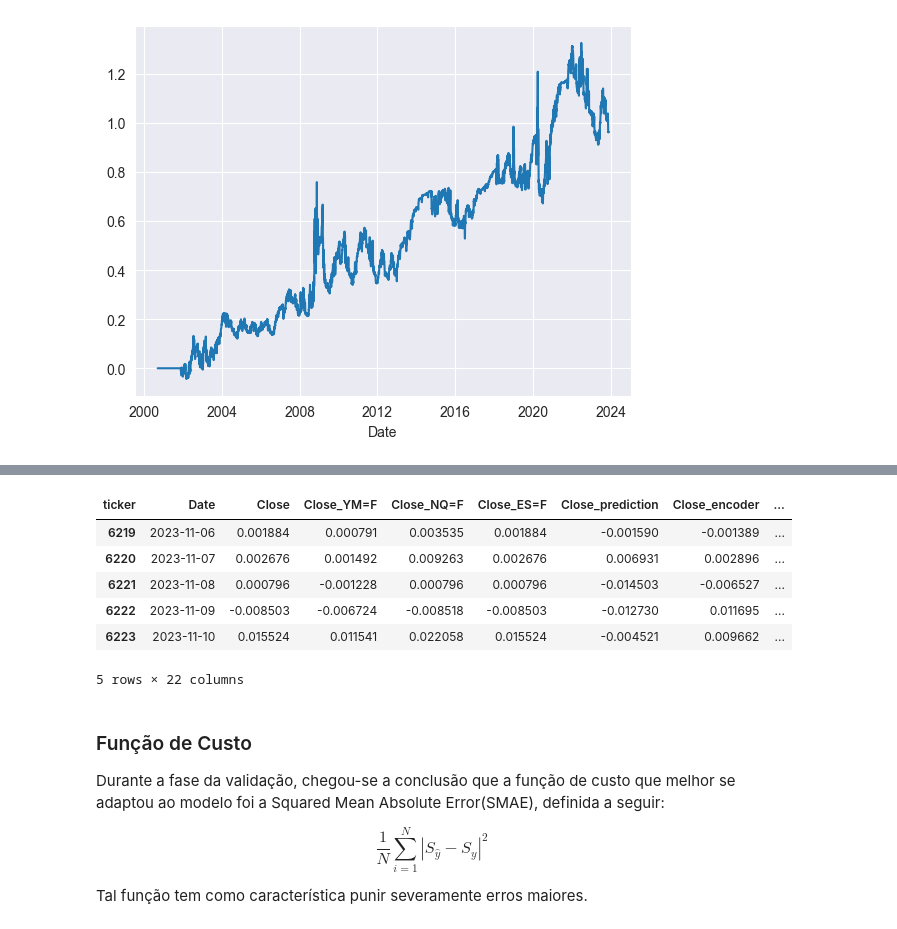
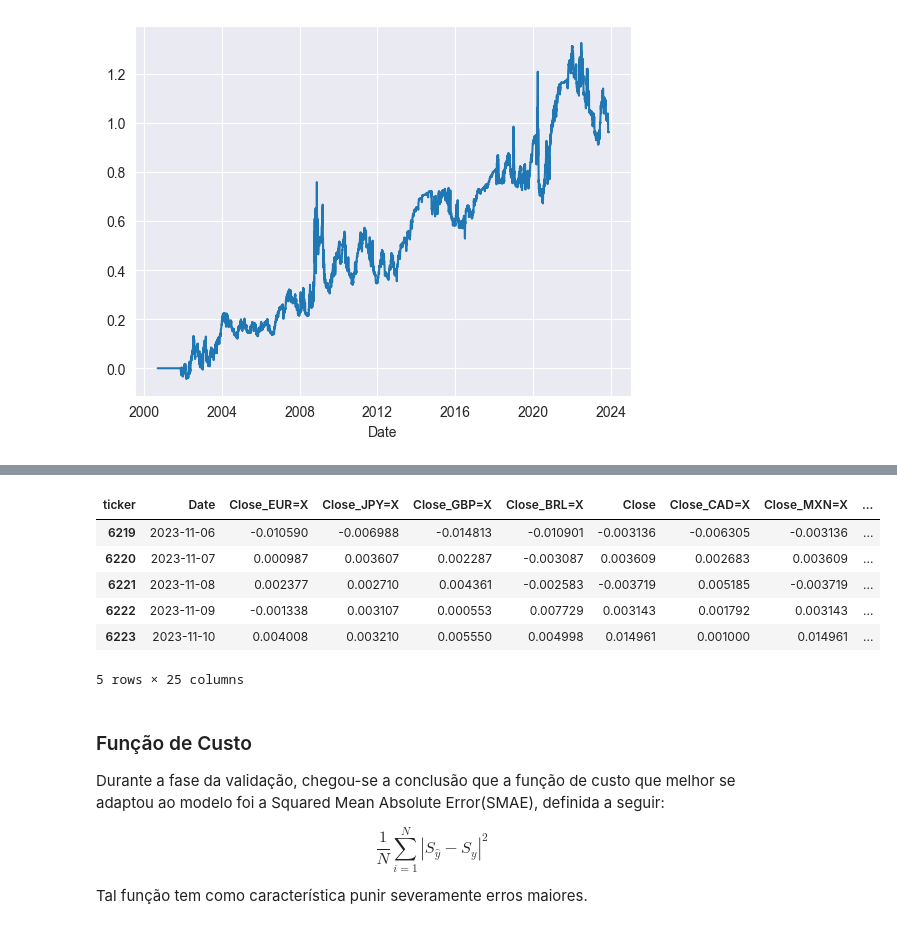
Before and after one commit to Lamino1788/TCC_TFT, a Jupyter notebook: Backtesting/Notebooks/Apresentação Prática.ipynb, the cells around one changed output, grey strips where cells are left out. Saved outputs shown, nothing was run; the diff lists cells and outputs as text; code cells hidden in the pictures.

```diff
--- a/Backtesting/Notebooks/Apresentação Prática.ipynb
+++ b/Backtesting/Notebooks/Apresentação Prática.ipynb
@@ -203,15 +203,20 @@ A etapa de Feature Engineering consiste na incorporação de atributos relaciona
 # %%
 importlib.reload(Preprocessing)
-data, unknown_reals = Preprocessing.make_Complete_Data(df_close[ASSET_SECTOR["Equities"]], "ES=F", ["YM=F","NQ=F"])
+data, unknown_reals = Preprocessing.make_Complete_Data(df_close[ASSET_SECTOR["Currencies"]], "MXN=X",
+            ["EUR=X",
+            "JPY=X",
+            "GBP=X",
+            "BRL=X",
+            "CAD=X"])
 data.tail()
 # %% [output]
-| ticker | Date | Close | Close_YM=F | Close_NQ=F | Close_ES=F | Close_prediction | Close_encoder | ... |
-| 6219 | 2023-11-06 | 0.001884 | 0.000791 | 0.003535 | 0.001884 | -0.001590 | -0.001389 | ... |
-| 6220 | 2023-11-07 | 0.002676 | 0.001492 | 0.009263 | 0.002676 | 0.006931 | 0.002896 | ... |
-| 6221 | 2023-11-08 | 0.000796 | -0.001228 | 0.000796 | 0.000796 | -0.014503 | -0.006527 | ... |
-| 6222 | 2023-11-09 | -0.008503 | -0.006724 | -0.008518 | -0.008503 | -0.012730 | 0.011695 | ... |
-| 6223 | 2023-11-10 | 0.015524 | 0.011541 | 0.022058 | 0.015524 | -0.004521 | 0.009662 | ... |
+| ticker | Date | Close_EUR=X | Close_JPY=X | Close_GBP=X | Close_BRL=X | Close | Close_CAD=X | Close_MXN=X | ... |
+| 6219 | 2023-11-06 | -0.010590 | -0.006988 | -0.014813 | -0.010901 | -0.003136 | -0.006305 | -0.003136 | ... |
+| 6220 | 2023-11-07 | 0.000987 | 0.003607 | 0.002287 | -0.003087 | 0.003609 | 0.002683 | 0.003609 | ... |
+| 6221 | 2023-11-08 | 0.002377 | 0.002710 | 0.004361 | -0.002583 | -0.003719 | 0.005185 | -0.003719 | ... |
+| 6222 | 2023-11-09 | -0.001338 | 0.003107 | 0.000553 | 0.007729 | 0.003143 | 0.001792 | 0.003143 | ... |
+| 6223 | 2023-11-10 | 0.004008 | 0.003210 | 0.005550 | 0.004998 | 0.014961 | 0.001000 | 0.014961 | ... |
-5 rows × 22 columns
+5 rows × 25 columns
 # %% [markdown]
 ### Função de Custo
 
```
Also changed, not shown: parts of 5 cells of this notebook.
